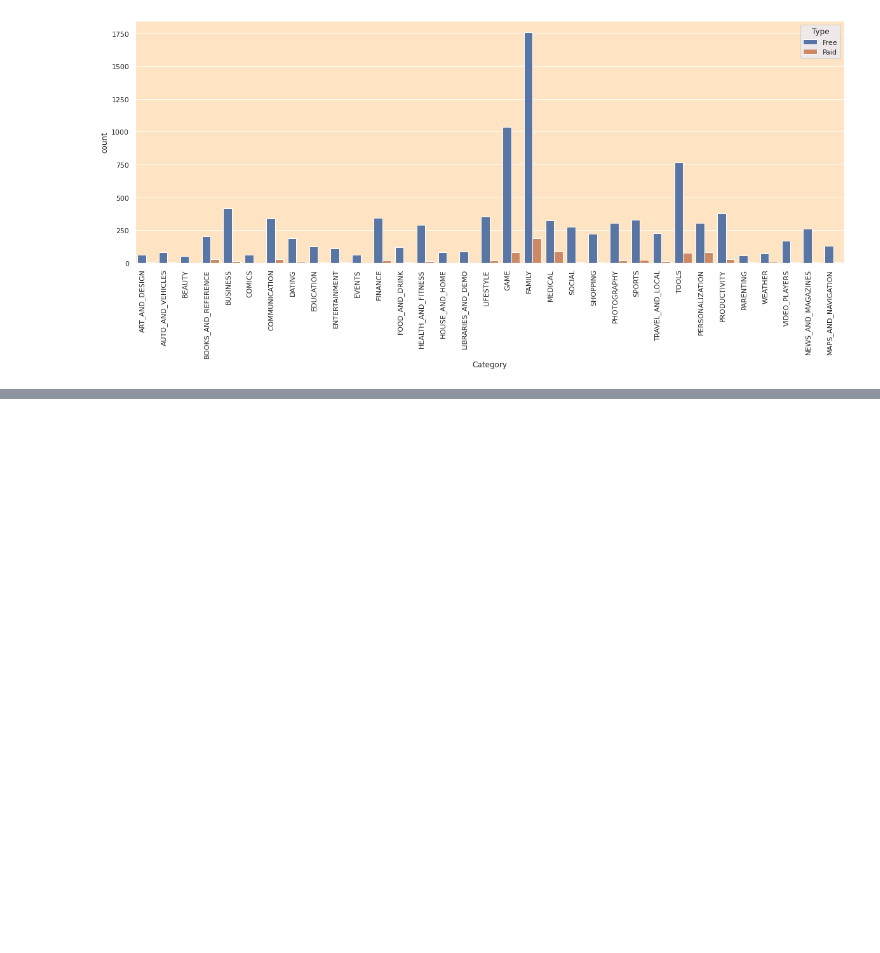
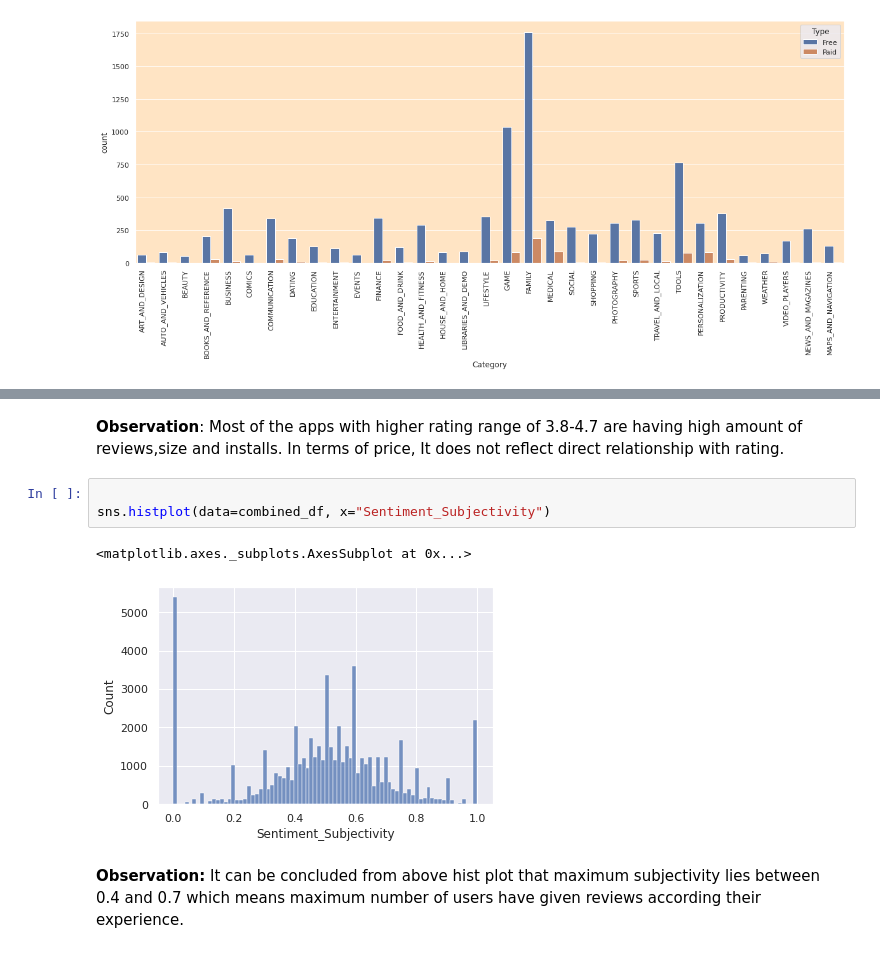
Before and after one commit to mukeshjnv/EDA-on-play-store-apps-data, a Jupyter notebook: EDA_Capson_Project_on_Play_Store_Data.ipynb, the cells around one changed output, grey strips where cells are left out. Drawn from its saved outputs; the diff is of its cells as text; blank space fills up the shorter version.

```diff
--- a/EDA_Capson_Project_on_Play_Store_Data.ipynb
+++ b/EDA_Capson_Project_on_Play_Store_Data.ipynb
@@ -971,0 +1009,11 @@ plt.xticks(rotation=90,horizontalalignment='right');
+# %% [markdown]
+**Observation**: Most of the apps with higher rating range of 3.8-4.7 are having high amount of reviews,size and installs.
+In terms of price, It does not reflect direct relationship with rating.
+# %%
+
+sns.histplot(data=combined_df, x="Sentiment_Subjectivity")
+# %% [output]
+<matplotlib.axes._subplots.AxesSubplot at 0x...>
+[figure, added]
+# %% [markdown]
+**Observation:** It can be concluded from above hist plot that maximum subjectivity lies between 0.4 and 0.7 which means maximum number of users have given reviews according their experience.
```
Also changed, not shown: parts of 16 cells of this notebook.
